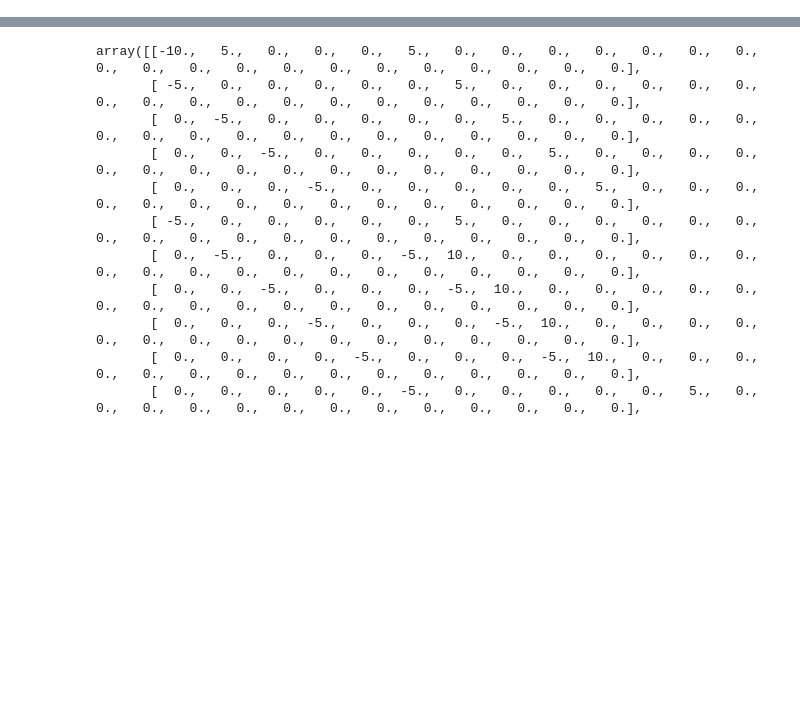
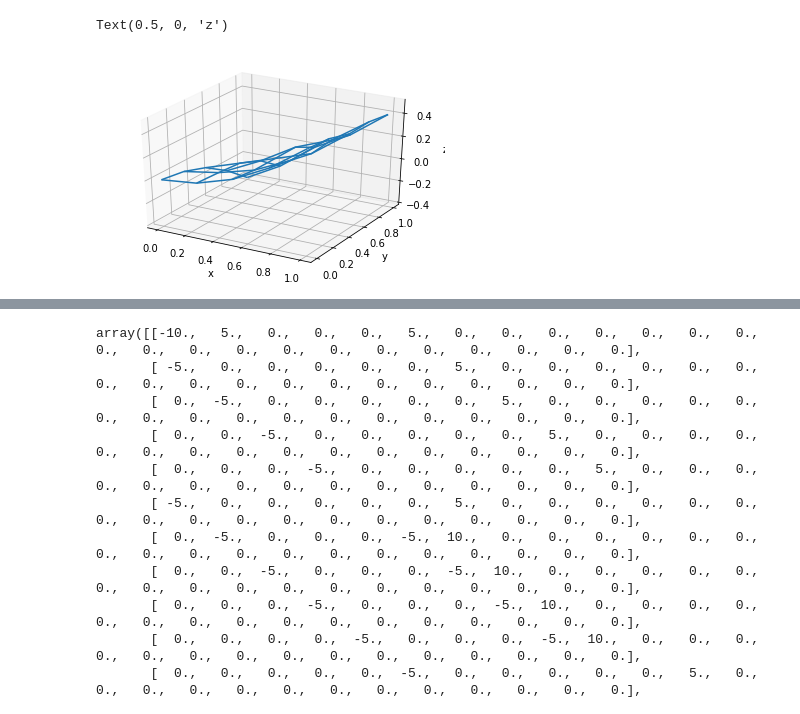
Before and after one commit to torhans/StudyGit, a Jupyter notebook: FDM.ipynb, the cells around one changed output, grey strips where cells are left out. Saved outputs shown, nothing was run; the diff lists cells and outputs as text; code cells hidden in the pictures; blank space fills up the shorter version.

```diff
--- a/FDM.ipynb
+++ b/FDM.ipynb
@@ -61,0 +186,11 @@ solerr=sol-((vx*vx-vx*vy+vy*vy/2).flatten()[freenode].reshape((nx-1)*(ny-1),1))
+# %%
+%matplotlib inline
+fig = plt.figure()
+ax = fig.gca(projection='3d')
+ax.plot_wireframe(vx, vy, vs2,rstride=1,cstride=1)
+ax.set_xlabel('x')
+ax.set_ylabel('y')
+ax.set_zlabel('z')
+# %% [output]
+Text(0.5, 0, 'z')
+[figure, added]
```
Also changed, not shown: parts of 36 cells of this notebook, 12 other files.
